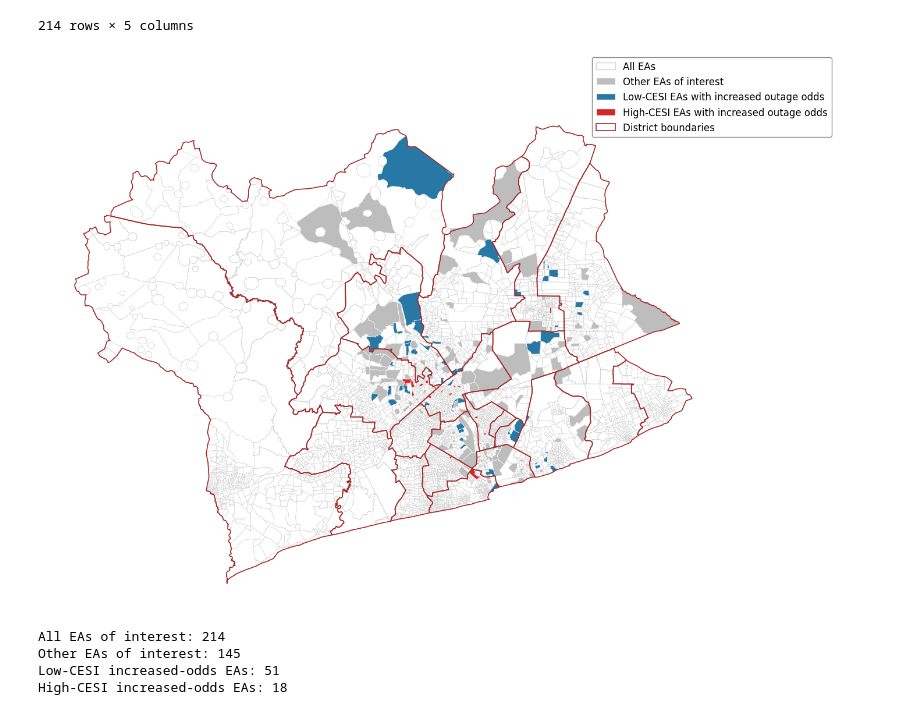
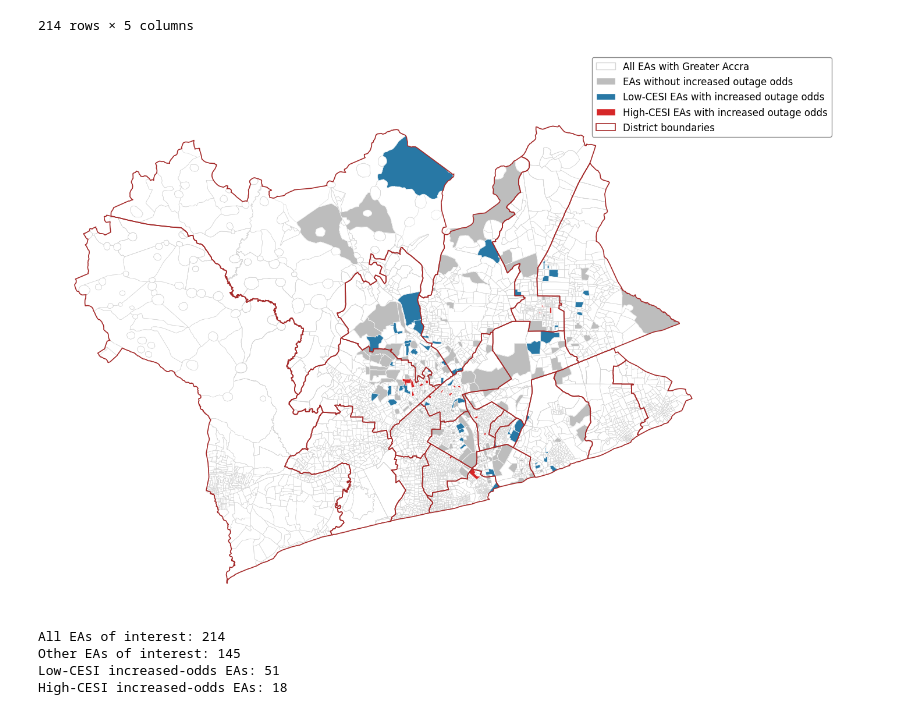
Before and after one commit to KaytheDee/pqr_extreme_weather_analysis, a Jupyter notebook: notebooks/_Logit_spatial_analysis_outage_per_EA.ipynb, the cells around one changed output. Cells and saved outputs as stored; diff of their text form; code cells hidden in the pictures.

Commit message:
increased outage odds spatial analysis

```diff
--- a/notebooks/_Logit_spatial_analysis_outage_per_EA.ipynb
+++ b/notebooks/_Logit_spatial_analysis_outage_per_EA.ipynb
@@ -1570,12 +1570,12 @@ legend_handles = [
     Patch(
         facecolor="none",
         edgecolor="lightgrey",
-        label="All EAs"
+        label="All EAs with Greater Accra"
     ),
     Patch(
         facecolor="#BDBDBD",
         edgecolor="white",
-        label="Other EAs of interest"
+        label="EAs without increased outage odds"
     ),
     Patch(
         facecolor="#2878A5",
@@ -1589,34 +1589,34 @@ legend_handles = [
     ),
     Patch(
         facecolor="none",
         edgecolor="brown",
         linewidth=1.2,
         label="District boundaries"
     )
 ]
 
 ax.legend(
     handles=legend_handles,
     loc="upper left",
     bbox_to_anchor=(0.80, 1.10),
     frameon=True,
     facecolor="white",
     edgecolor="grey",
     framealpha=0.9,
     fontsize=12
 )
 
 
 ax.set_axis_off()
 plt.tight_layout()
 plt.show()
 
 print(f"All EAs of interest: {len(eas_interest):,}")
 print(f"Other EAs of interest: {len(other_interest):,}")
 print(f"Low-CESI increased-odds EAs: {len(low_cesi_interest):,}")
 print(f"High-CESI increased-odds EAs: {len(high_cesi_interest):,}")
 # %% [output]
-[figure, old version]
+[figure, new version]
 All EAs of interest: 214
 Other EAs of interest: 145
 Low-CESI increased-odds EAs: 51
```
